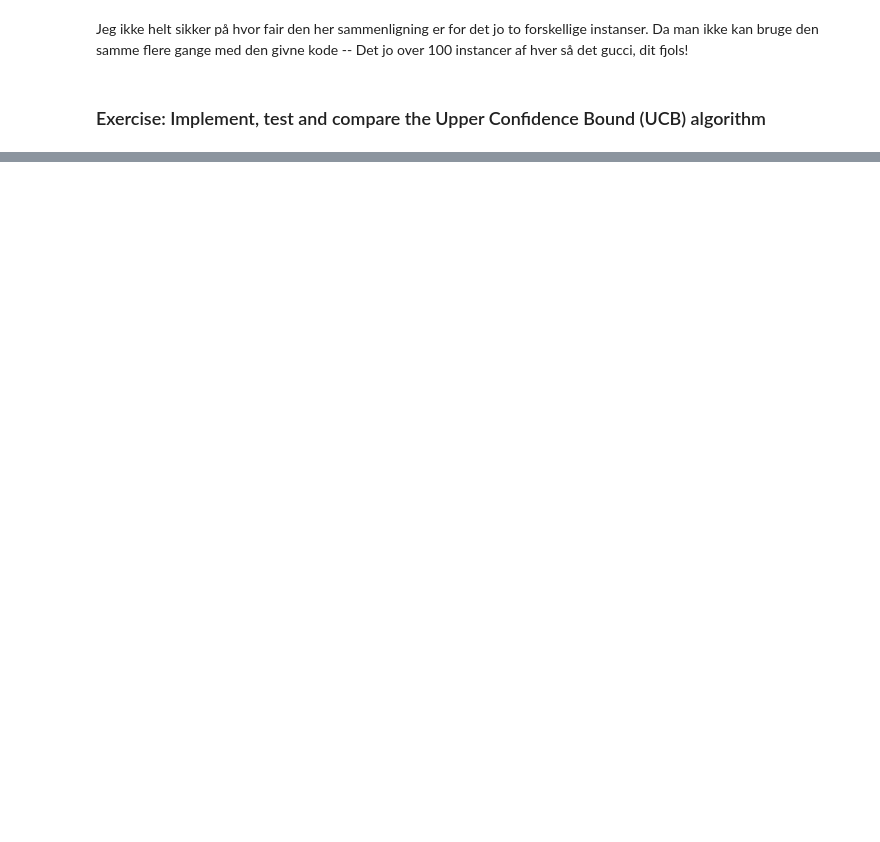
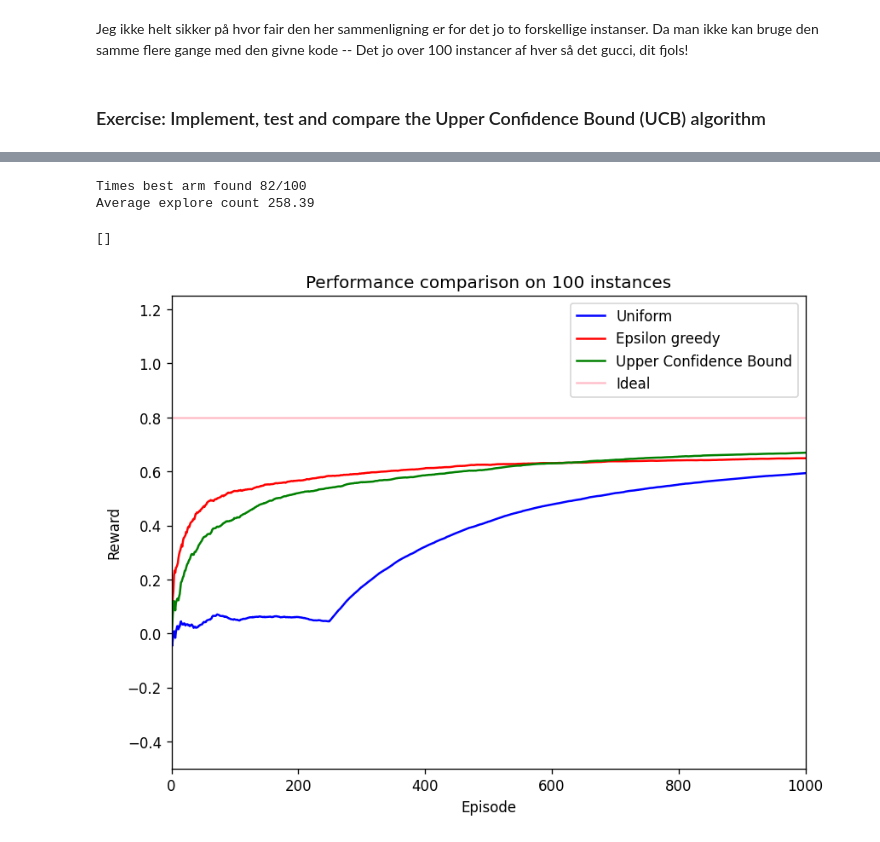
Before and after one commit to ValdemarLange/Sem5, a Jupyter notebook: AI/Lecture5/k_armed_bandit_exercise.ipynb, the cells around one changed output, grey strips where cells are left out. Drawn from its saved outputs; the diff is of its cells as text; code cells hidden in the pictures; blank space fills up the shorter version.

```diff
--- a/AI/Lecture5/k_armed_bandit_exercise.ipynb
+++ b/AI/Lecture5/k_armed_bandit_exercise.ipynb
@@ -443,0 +494,61 @@ class UpperConfidenceBoundAlgorithm:
+# %%
+# Config:
+instances = 100
+arms = 10
+episodes = 1000
+c = 2
+np.random.seed(1234)
+
+# Accumulate results across instances data for plotting:
+accumulated_history_of_mean_rewards_u = np.zeros(episodes)
+accumulated_history_of_ideal_mean_rewards_u = np.zeros(episodes)
+accumulated_explore_count = 0
+
+ucb_bandit = None
+times_best_arm_found_u = 0
+
+# Create and run instances:
+for i in range(0, instances):
+  means, variances = kArmedBandit.generate_instance(arms, -1, 1, 1)
+  instance_u = kArmedBandit(means, variances)
+  ucb_bandit = UpperConfidenceBound(instance_u, c)
+  ucb_bandit.run(episodes)
+
+  accumulated_history_of_ideal_mean_rewards_u = accumulated_history_of_ideal_mean_rewards_u + instance_u.history_of_ideal_mean_rewards
+  accumulated_history_of_mean_rewards_u = accumulated_history_of_mean_rewards_u + instance_u.history_of_mean_rewards
+
+  accumulated_explore_count = accumulated_explore_count + ucb_bandit.arm_change
+
+  if ucb_bandit.best_arm == np.argmax(instance_u.true_means):
+    times_best_arm_found_u += 1
+
+
+
+print(f"Times best arm found {times_best_arm_found_u}/{instances}")
+print(f"Average explore count {accumulated_explore_count/instances}")
+# %% [output]
+Times best arm found 82/100
+Average explore count 258.39
+# %%
+# Plot the results:
+fig = plt.figure(figsize=(8, 6), dpi=120)
+ax = fig.add_subplot(1, 1, 1)
+plt.ylim(-0.5, 1.25)
+plt.xlim(0, instance_u.total_plays)
+
+# Plot the ideal scenario when only the best arm is played vs. the actual:
+p1 = ax.plot(accumulated_history_of_mean_rewards / instances, 'blue', markersize=1)
+p2 = ax.plot(accumulated_history_of_mean_rewards_e / instances, 'red', markersize=1)
+p3 = ax.plot(accumulated_history_of_mean_rewards_u / instances, 'green', markersize=1)
+p4 = ax.plot(accumulated_history_of_ideal_mean_rewards_e / instances, 'pink', markersize=1)
+
+plt.xlabel('Episode')
+plt.ylabel('Reward')
+plt.legend(["Uniform", "Epsilon greedy", "Upper Confidence Bound", "Ideal"])
+
+plt.title(f"Performance comparison on {instances} instances")
+
+plt.plot()
+# %% [output]
+[]
+[figure, added]
```
Also changed, not shown: parts of 12 cells of this notebook.
